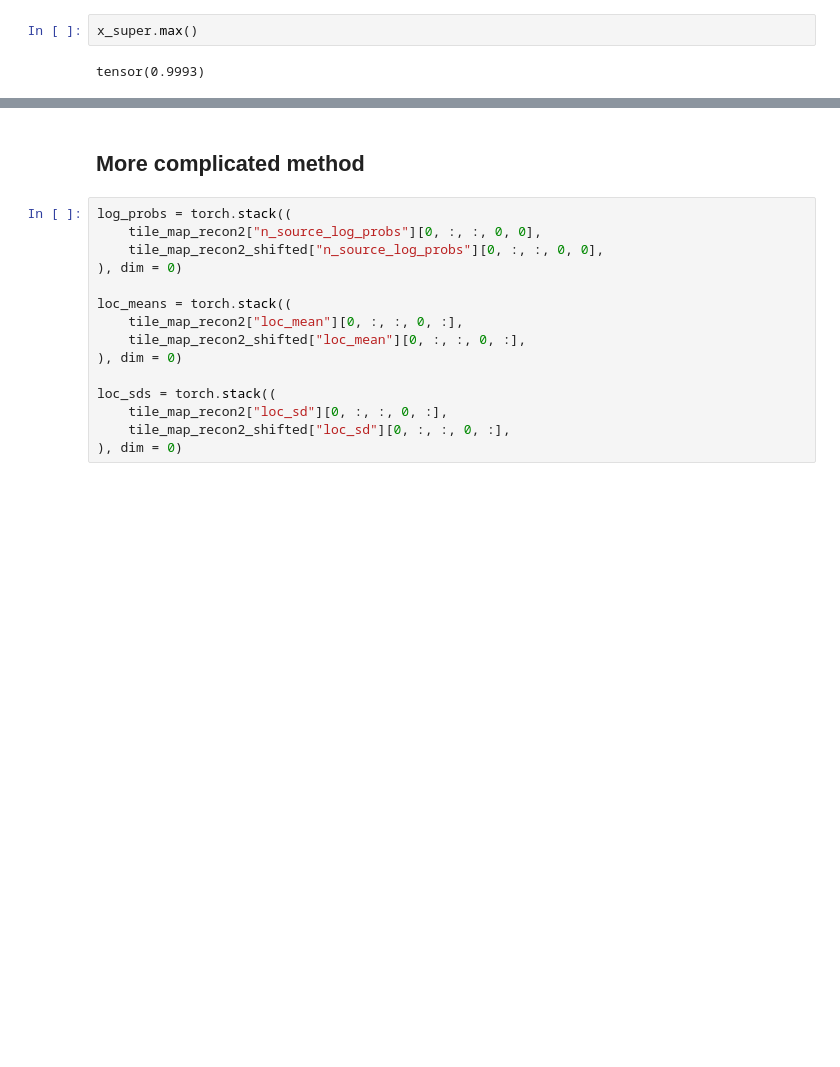
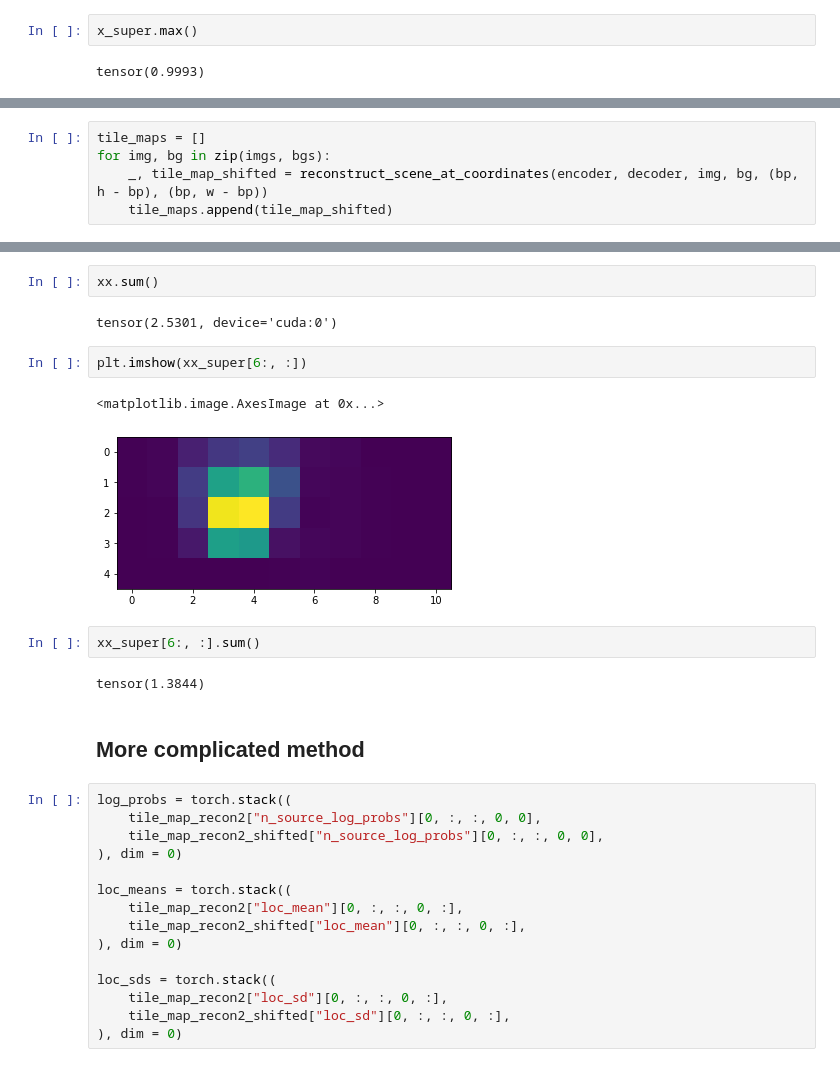
Before and after one commit to prob-ml/bliss, a Jupyter notebook: case_studies/overlap/overlap.ipynb, the cells around one changed output, grey strips where cells are left out. Saved outputs shown, nothing was run; the diff lists cells and outputs as text; blank space fills up the shorter version.

```diff
--- a/case_studies/overlap/overlap.ipynb
+++ b/case_studies/overlap/overlap.ipynb
@@ -403,0 +474,5 @@ tensor(0.9993)
+# %%
+tile_maps = []
+for img, bg in zip(imgs, bgs):
+    _, tile_map_shifted = reconstruct_scene_at_coordinates(encoder, decoder, img, bg, (bp, h - bp), (bp, w - bp))
+    tile_maps.append(tile_map_shifted)
@@ -404,3 +597,16 @@ tensor(0.9993)
+# %%
+xx.sum()
+# %% [output]
+tensor(2.5301, device='cuda:0')
+# %%
+plt.imshow(xx_super[6:, :])
+# %% [output]
+<matplotlib.image.AxesImage at 0x...>
+[figure, added]
+# %%
+xx_super[6:, :].sum()
+# %% [output]
+tensor(1.3844)
 # %% [markdown]
 ## More complicated method
 # %%
```
Also changed, not shown: parts of 39 cells of this notebook.
